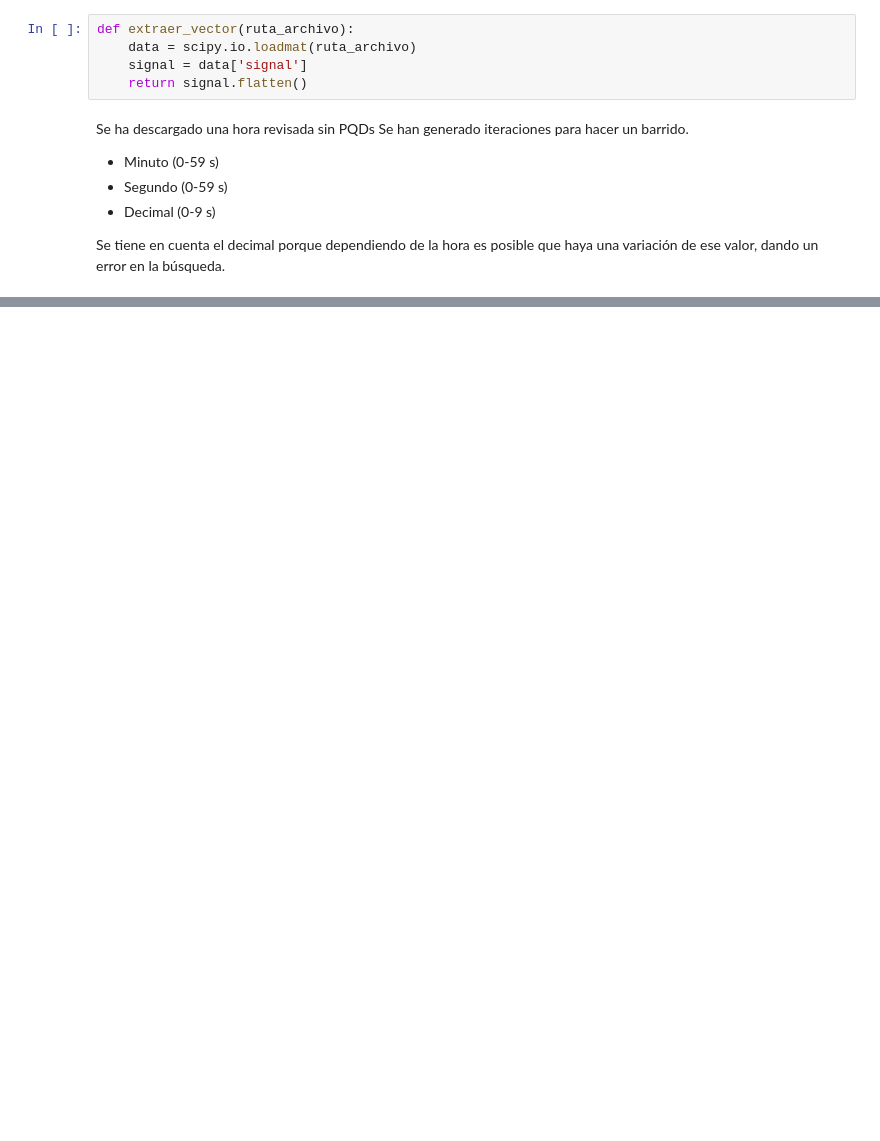
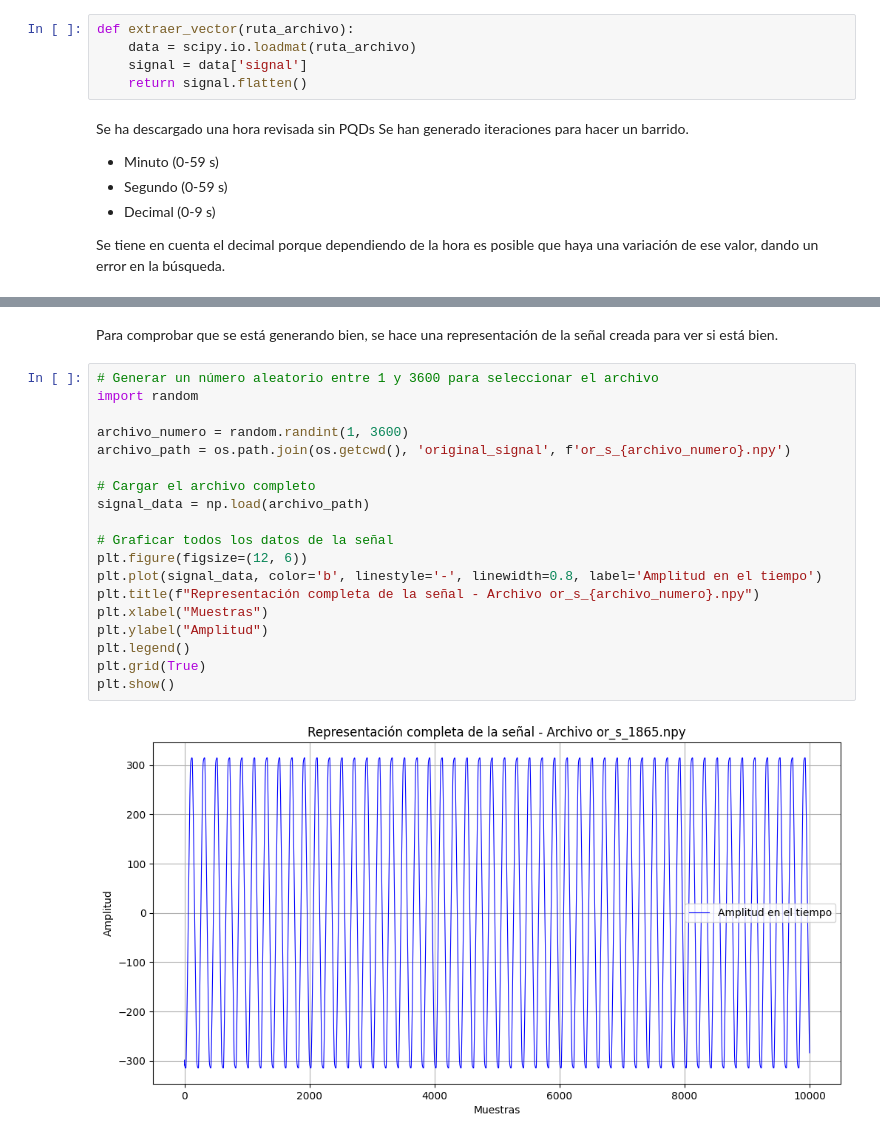
Before and after one commit to SAguadoG/Disturbance_creator, a Jupyter notebook: Signal_Extractor.ipynb, the cells around one changed output, grey strips where cells are left out. Drawn from its saved outputs; the diff is of its cells as text; blank space fills up the shorter version.

```diff
--- a/Signal_Extractor.ipynb
+++ b/Signal_Extractor.ipynb
@@ -79,0 +111,23 @@ if __name__ == "__main__":
+# %% [markdown]
+Para comprobar que se está generando bien, se hace una representación de la señal creada para ver si está bien.
+# %%
+# Generar un número aleatorio entre 1 y 3600 para seleccionar el archivo
+import random
+
+archivo_numero = random.randint(1, 3600)
+archivo_path = os.path.join(os.getcwd(), 'original_signal', f'or_s_{archivo_numero}.npy')
+
+# Cargar el archivo completo
+signal_data = np.load(archivo_path)
+
+# Graficar todos los datos de la señal
+plt.figure(figsize=(12, 6))
+plt.plot(signal_data, color='b', linestyle='-', linewidth=0.8, label='Amplitud en el tiempo')
+plt.title(f"Representación completa de la señal - Archivo or_s_{archivo_numero}.npy")
+plt.xlabel("Muestras")
+plt.ylabel("Amplitud")
+plt.legend()
+plt.grid(True)
+plt.show()
+# %% [output]
+[figure, added]
```
Also changed, not shown: parts of 8 cells of this notebook, 3 other files.
